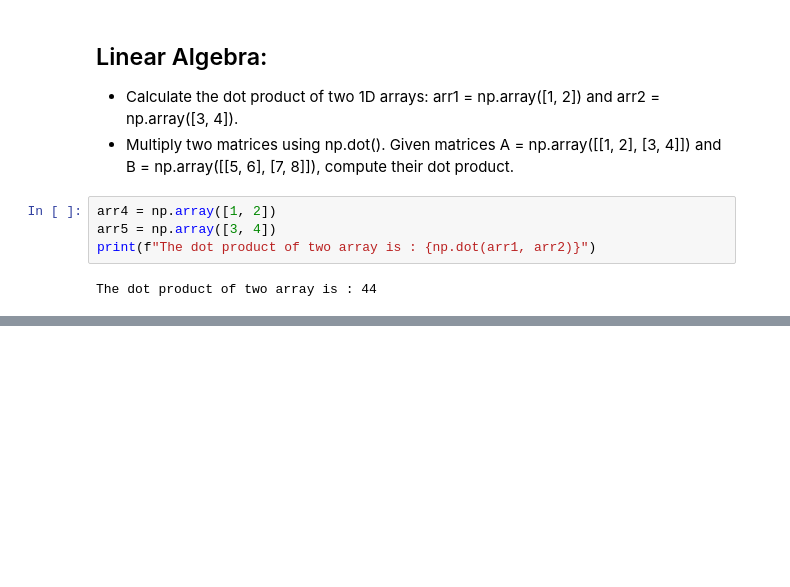
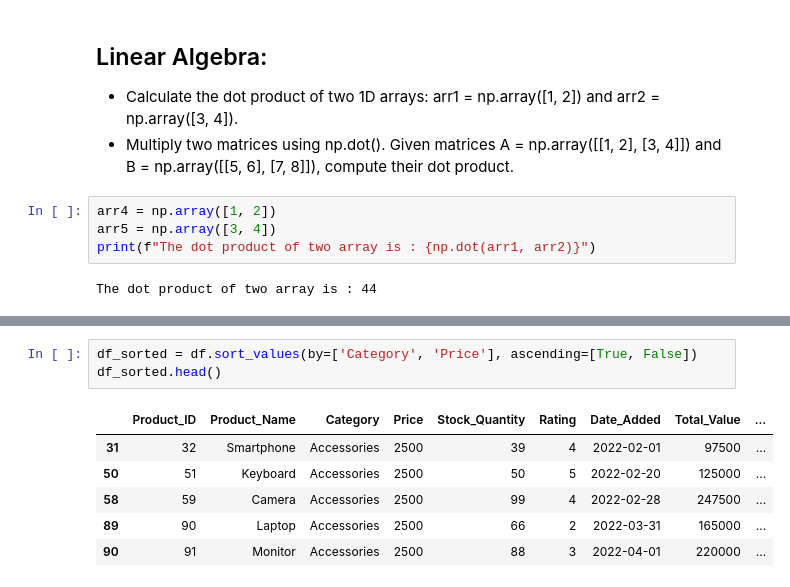
Before and after one commit to Izanami09/Sem7thDataMining, a Jupyter notebook: Lab1/Lab1Task.ipynb, the cells around one changed output, grey strips where cells are left out. Cells and saved outputs as stored; diff of their text form; blank space fills up the shorter version.

```diff
--- a/Lab1/Lab1Task.ipynb
+++ b/Lab1/Lab1Task.ipynb
@@ -188,0 +388,10 @@ The dot product of two array is : 44
+# %%
+df_sorted = df.sort_values(by=['Category', 'Price'], ascending=[True, False])
+df_sorted.head()
+# %% [output]
+|  | Product_ID | Product_Name | Category | Price | Stock_Quantity | Rating | Date_Added | Total_Value | ... |
+| 31 | 32 | Smartphone | Accessories | 2500 | 39 | 4 | 2022-02-01 | 97500 | ... |
+| 50 | 51 | Keyboard | Accessories | 2500 | 50 | 5 | 2022-02-20 | 125000 | ... |
+| 58 | 59 | Camera | Accessories | 2500 | 99 | 4 | 2022-02-28 | 247500 | ... |
+| 89 | 90 | Laptop | Accessories | 2500 | 66 | 2 | 2022-03-31 | 165000 | ... |
+| 90 | 91 | Monitor | Accessories | 2500 | 88 | 3 | 2022-04-01 | 220000 | ... |
```
Also changed, not shown: parts of 29 cells of this notebook.
